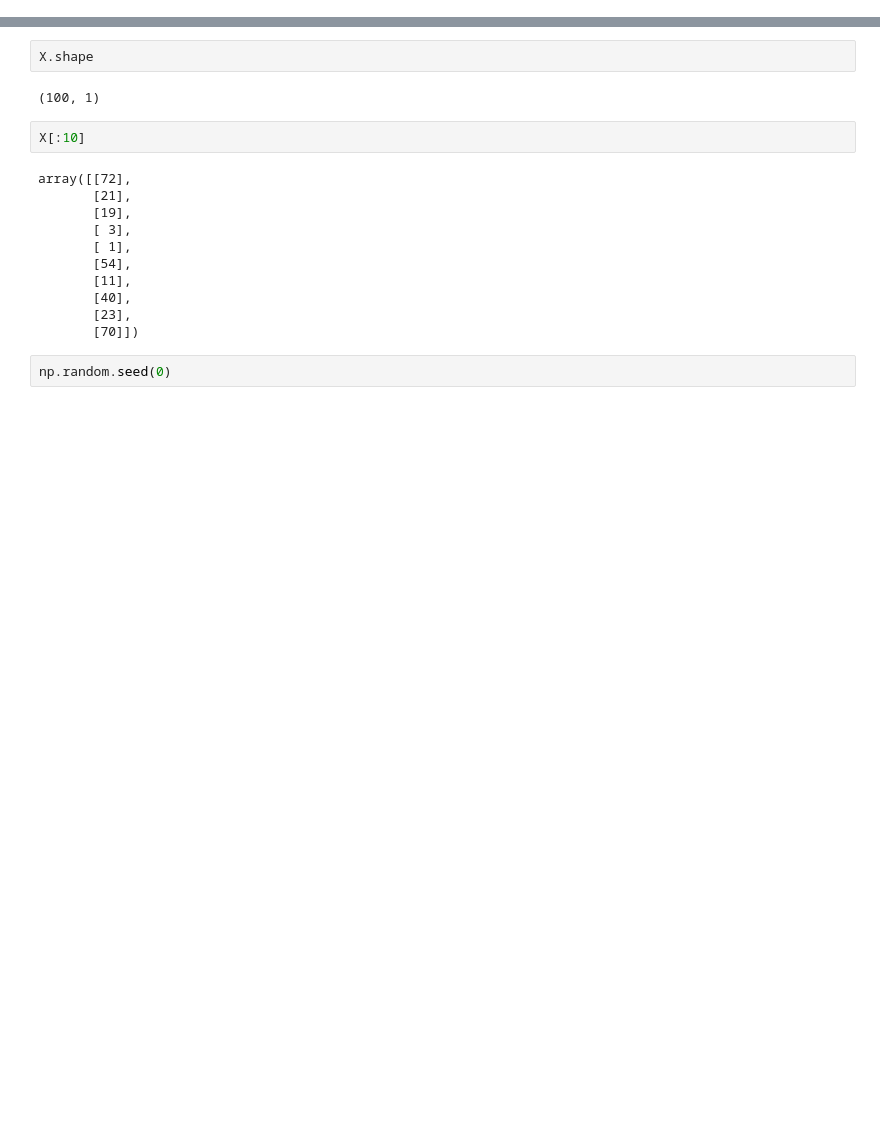
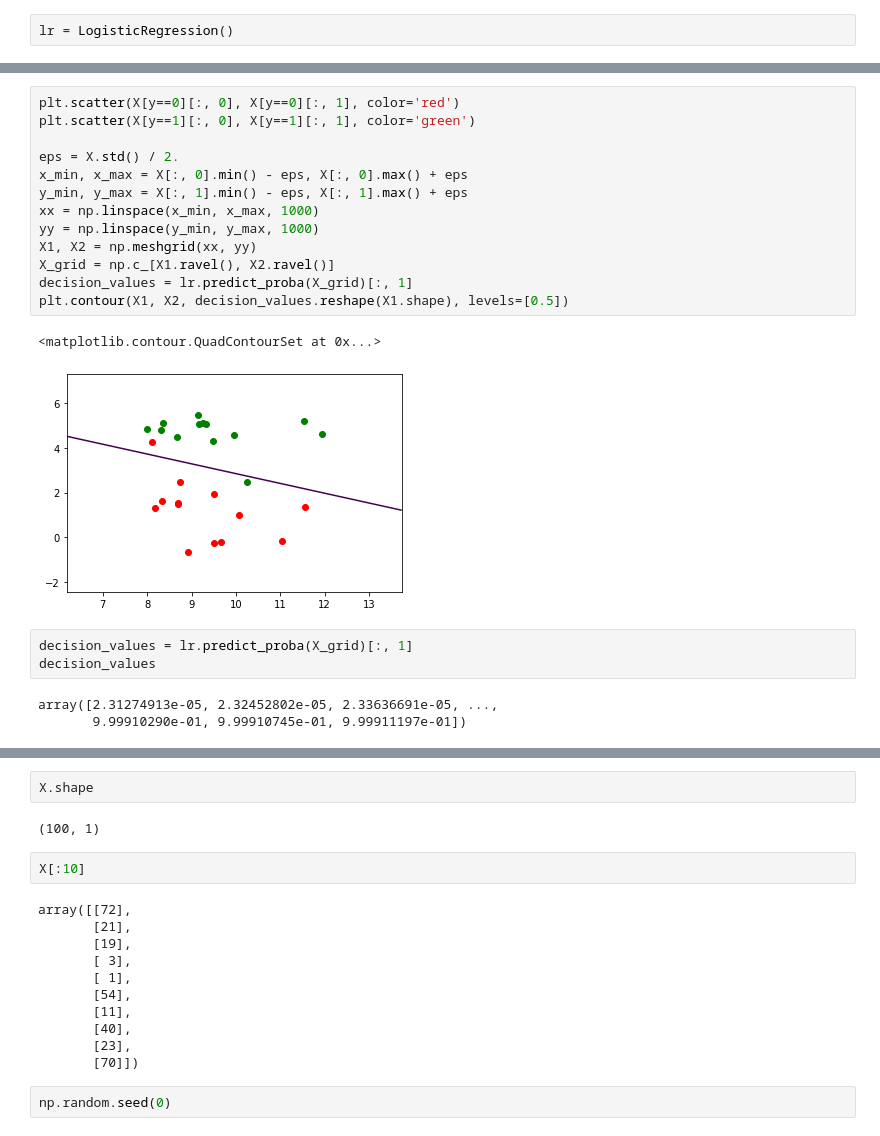
Before and after one commit to yao-eastside/machine-learning-pearls, a Jupyter notebook: linear-models/logistic-regression-md.ipynb, the cells around one changed output, grey strips where cells are left out. Drawn from its saved outputs; the diff is of its cells as text; blank space fills up the shorter version.

```diff
--- a/linear-models/logistic-regression-md.ipynb
+++ b/linear-models/logistic-regression-md.ipynb
@@ -6,0 +29,2 @@ X = np.random.randint(0, 100, size=(100, 1))
+# %%
+lr = LogisticRegression()
@@ -6,0 +39,22 @@ X = np.random.randint(0, 100, size=(100, 1))
+# %%
+plt.scatter(X[y==0][:, 0], X[y==0][:, 1], color='red')
+plt.scatter(X[y==1][:, 0], X[y==1][:, 1], color='green')
+
+eps = X.std() / 2.
+x_min, x_max = X[:, 0].min() - eps, X[:, 0].max() + eps
+y_min, y_max = X[:, 1].min() - eps, X[:, 1].max() + eps
+xx = np.linspace(x_min, x_max, 1000)
+yy = np.linspace(y_min, y_max, 1000)
+X1, X2 = np.meshgrid(xx, yy)
+X_grid = np.c_[X1.ravel(), X2.ravel()]
+decision_values = lr.predict_proba(X_grid)[:, 1]
+plt.contour(X1, X2, decision_values.reshape(X1.shape), levels=[0.5])
+# %% [output]
+<matplotlib.contour.QuadContourSet at 0x...>
+[figure, added]
+# %%
+decision_values = lr.predict_proba(X_grid)[:, 1]
+decision_values
+# %% [output]
+array([2.31274913e-05, 2.32452802e-05, 2.33636691e-05, ...,
+       9.99910290e-01, 9.99910745e-01, 9.99911197e-01])
```
Also changed, not shown: parts of 17 cells of this notebook.
